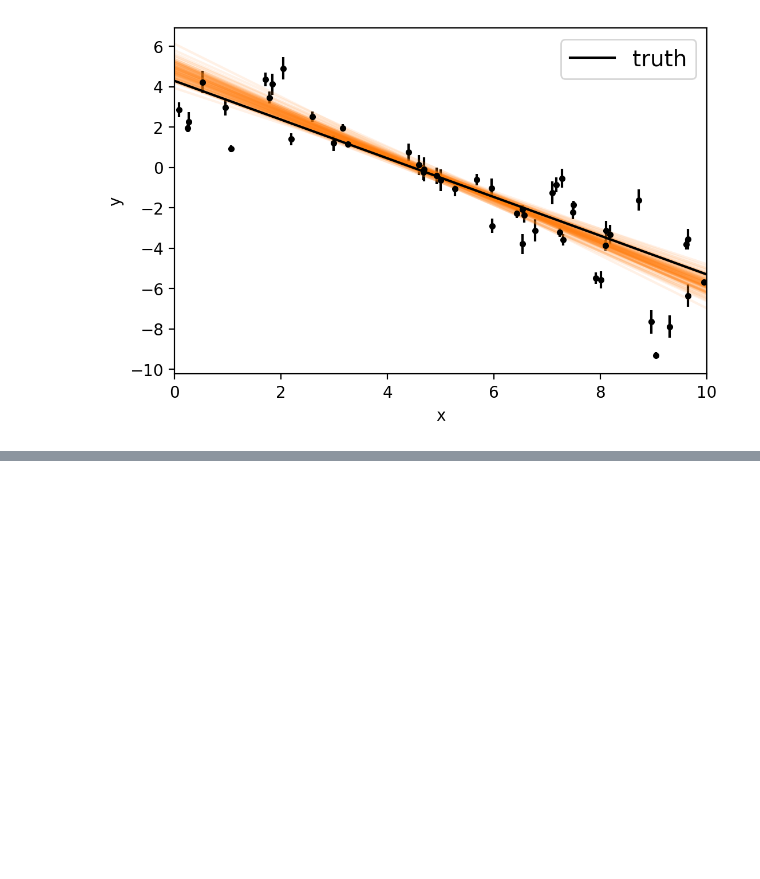
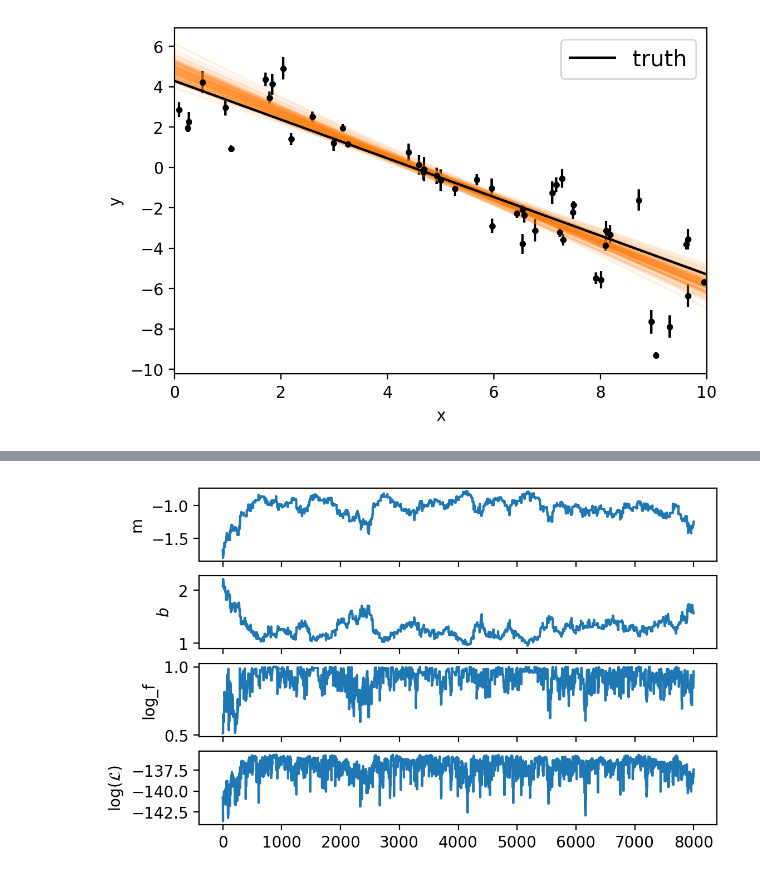
Before and after one commit to jadamo/Astro-513-Final-Project, a Jupyter notebook: Metropolis_MCMC_linear.ipynb, the cells around one changed output, grey strips where cells are left out. Drawn from its saved outputs; the diff is of its cells as text; code cells hidden in the pictures; blank space fills up the shorter version.

```diff
--- a/Metropolis_MCMC_linear.ipynb
+++ b/Metropolis_MCMC_linear.ipynb
@@ -313,0 +327,14 @@ print(m_true, b_true)
+# %%
+# the number of steps
+N = 10**4
+
+# our data
+data = [x,y,yerr]
+
+# Ranges in parameter values:
+wRange = np.array([[-5.,0.5],[0., 10.], [-10., 1.]])
+
+# run MCMC
+chain, goodFrac = MCMC_Nwalker(Nwalkers = 32, Nsteps = N, data = data,wrange = wRange,sigma=0.1)
+
+print(f"\n\nAcdeptance ratio: {goodFrac}")
@@ -313,0 +355,29 @@ print(m_true, b_true)
+# %%
+# Have a look on the MC chains
+walker=1
+burn=2000
+end = -1
+
+m  = chain[walker,burn:end,0]
+b = chain[walker,burn:end,1]
+log_f = chain[walker,burn:end,2]
+ll = chain[walker,burn:end,3]
+
+
+fig, ax = plt.subplots(4, 1, sharex=True)
+ax[0].plot(m)
+ax[0].set_ylabel(r'm')
+
+ax[1].plot(b)
+ax[1].set_ylabel(r'$b$')
+
+ax[2].plot(log_f)
+ax[2].set_ylabel(r'log_f')
+
+
+ax[3].plot(ll)
+ax[3].set_ylabel(r'$\log(\mathcal{L})$');
+
+samples = chain[burn:,:]
+# %% [output]
+[figure, added]
```
Also changed, not shown: parts of 30 cells of this notebook, 2 other files.
